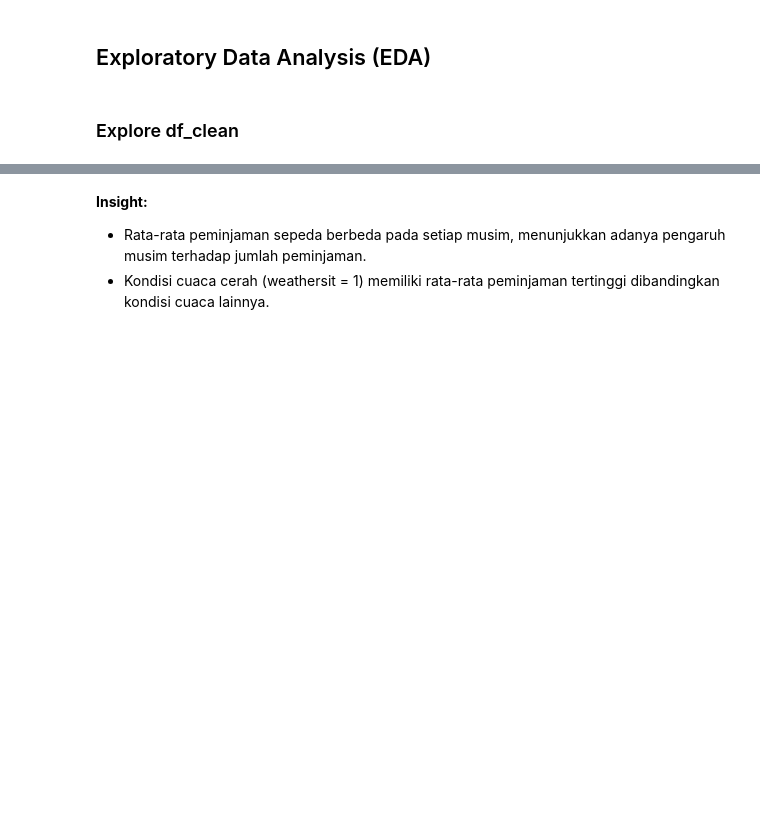
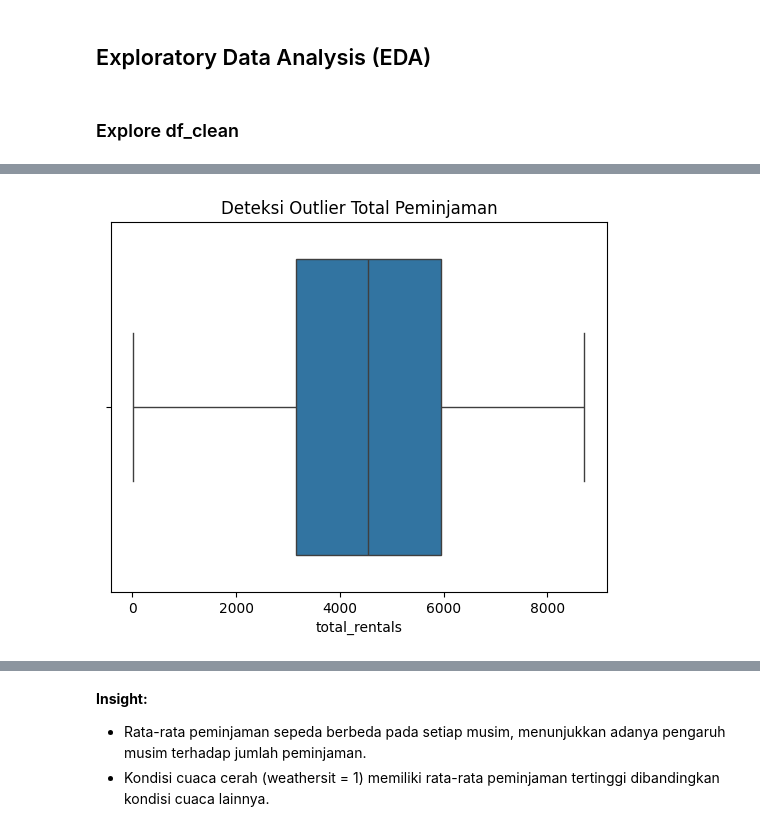
Before and after one commit to vmeisyarah18/Proyek-Analisis-Data-Bike-Sharingg, a Jupyter notebook: Proyek_Analisis_Data.ipynb, the cells around one changed output, grey strips where cells are left out. Drawn from its saved outputs; the diff is of its cells as text; code cells hidden in the pictures; blank space fills up the shorter version.

```diff
--- a/Proyek_Analisis_Data.ipynb
+++ b/Proyek_Analisis_Data.ipynb
@@ -133,3 +137,11 @@ desc_stats
 | 75% | 548.500000 | 2012-07-01 12:00:00 | 3.000000 | 1.000000 | 10.000000 | 0.000000 | 5.000000 | 1.000000 | 2.000000 | 0.655417 | ... |
 | max | 731.000000 | 2012-12-31 00:00:00 | 4.000000 | 1.000000 | 12.000000 | 1.000000 | 6.000000 | 1.000000 | 3.000000 | 0.861667 | ... |
 | std | 211.165812 | NaN | 1.110807 | 0.500342 | 3.451913 | 0.167155 | 2.004787 | 0.465233 | 0.544894 | 0.183051 | ... |
+# %%
+#Deteksi outlier
+plt.figure()
+sns.boxplot(x=df_clean['total_rentals'])
+plt.title("Deteksi Outlier Total Peminjaman")
+plt.show()
+# %% [output]
+[figure, added]
```
Also changed, not shown: parts of 21 cells of this notebook, 1 other file.
